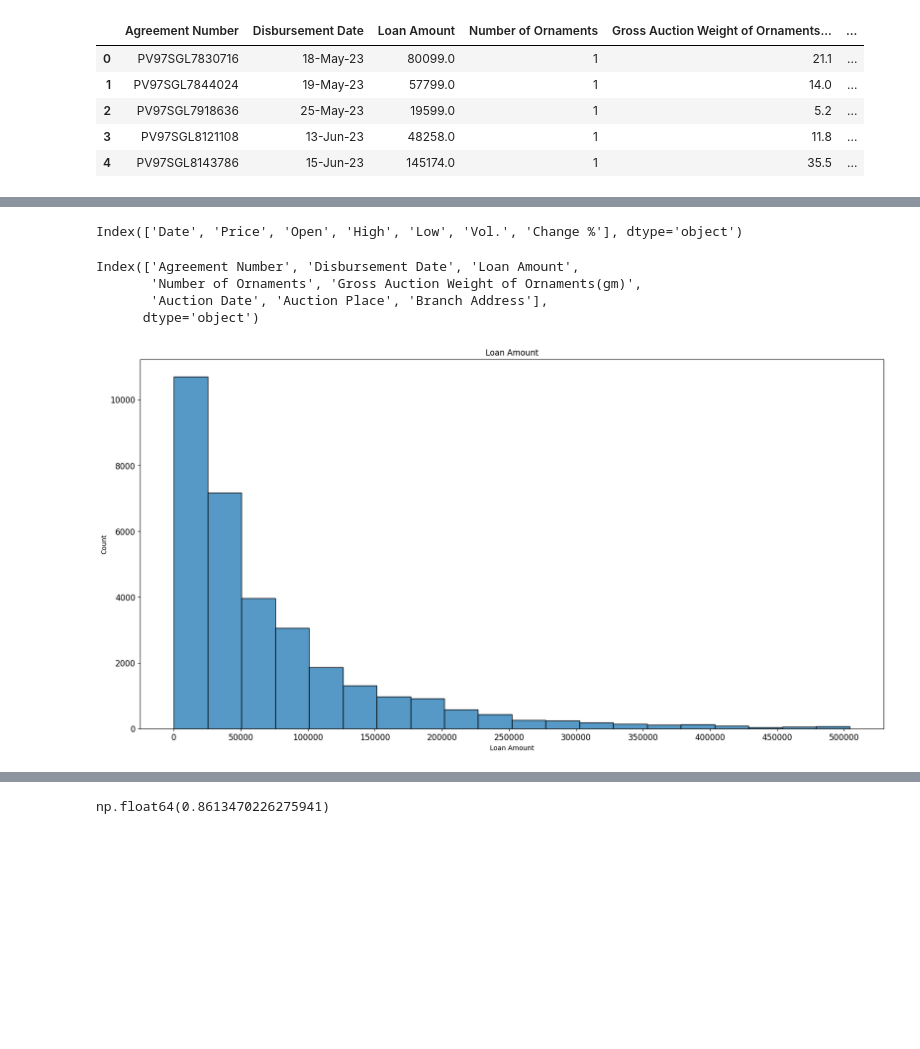
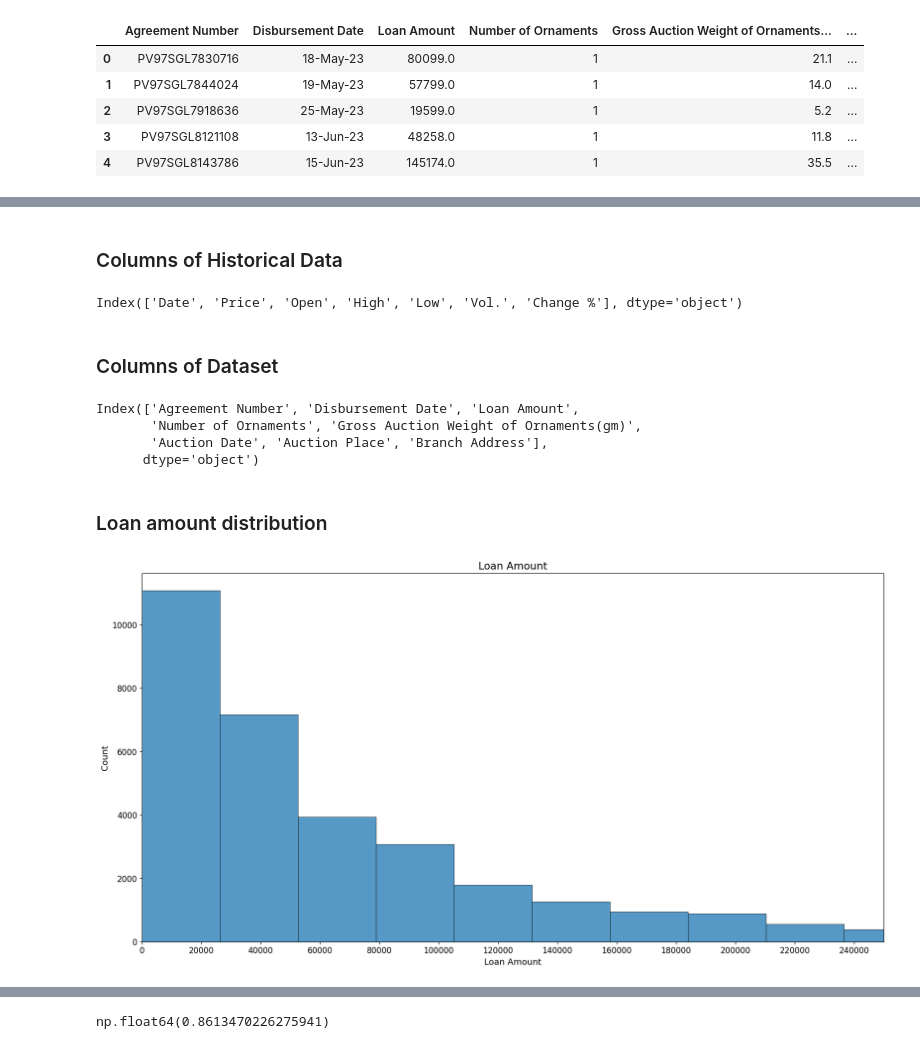
Before and after one commit to sachin27b/gold_auction, a Jupyter notebook: Notebook/eda.ipynb, the cells around one changed output, grey strips where cells are left out. Drawn from its saved outputs; the diff is of its cells as text; code cells hidden in the pictures; blank space fills up the shorter version.

```diff
--- a/Notebook/eda.ipynb
+++ b/Notebook/eda.ipynb
@@ -49,7 +57,11 @@ df_historical
+# %% [markdown]
+### Columns of Historical Data
 # %%
 df_historical.columns
 # %% [output]
 Index(['Date', 'Price', 'Open', 'High', 'Low', 'Vol.', 'Change %'], dtype='object')
+# %% [markdown]
+### Columns of Dataset
 # %%
 df.columns
 # %% [output]
@@ -60,17 +72,19 @@ Index(['Agreement Number', 'Disbursement Date', 'Loan Amount',
 # %%
 numerical_columns = ['Loan Amount','Number of Ornaments', 'Gross Auction Weight of Ornaments(gm)']
 # %%
-plt.rcParams.update({'font.size': 10})
+plt.rcParams.update({'font.size': 13})
+# %% [markdown]
+### Loan amount distribution
 # %%
-filtered_df = df[df['Loan Amount'] < df['Loan Amount'].quantile(0.99)]
 
 plt.figure(figsize=(20, 10))
-sns.histplot(filtered_df['Loan Amount'], bins=20)
+sns.histplot(df['Loan Amount'], bins=200)
 plt.title('Loan Amount')
 plt.ticklabel_format(style='plain')
-plt.xticks(np.arange(0, max(filtered_df['Loan Amount'])+1, 50000))
+plt.xticks(np.arange(0, max(df['Loan Amount'])+1, 20000))
 plt.rc('xtick', labelsize=15)
 plt.rc('ytick', labelsize=15)
+plt.xlim(0, 250000)
 plt.show()
 # %% [output]
-[figure, old version]
+[figure, new version]
```
Also changed, not shown: parts of 45 cells of this notebook, 4 other files.
